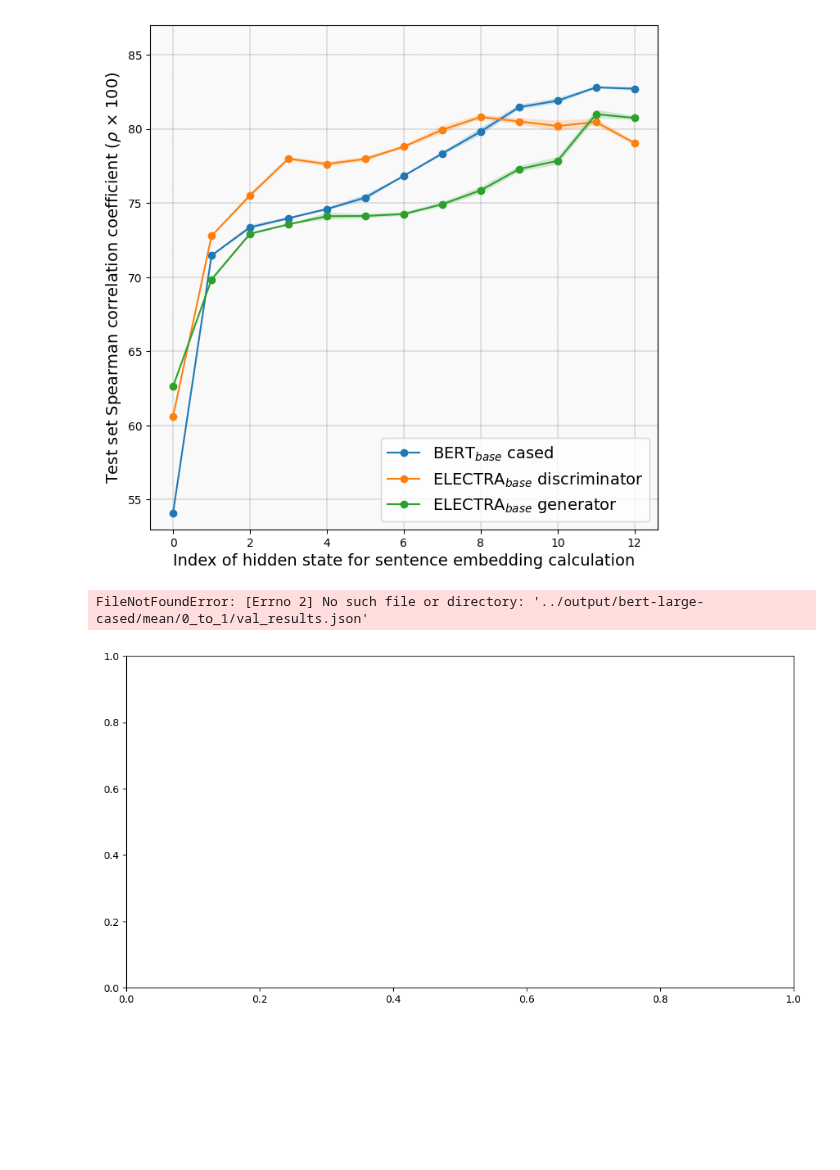
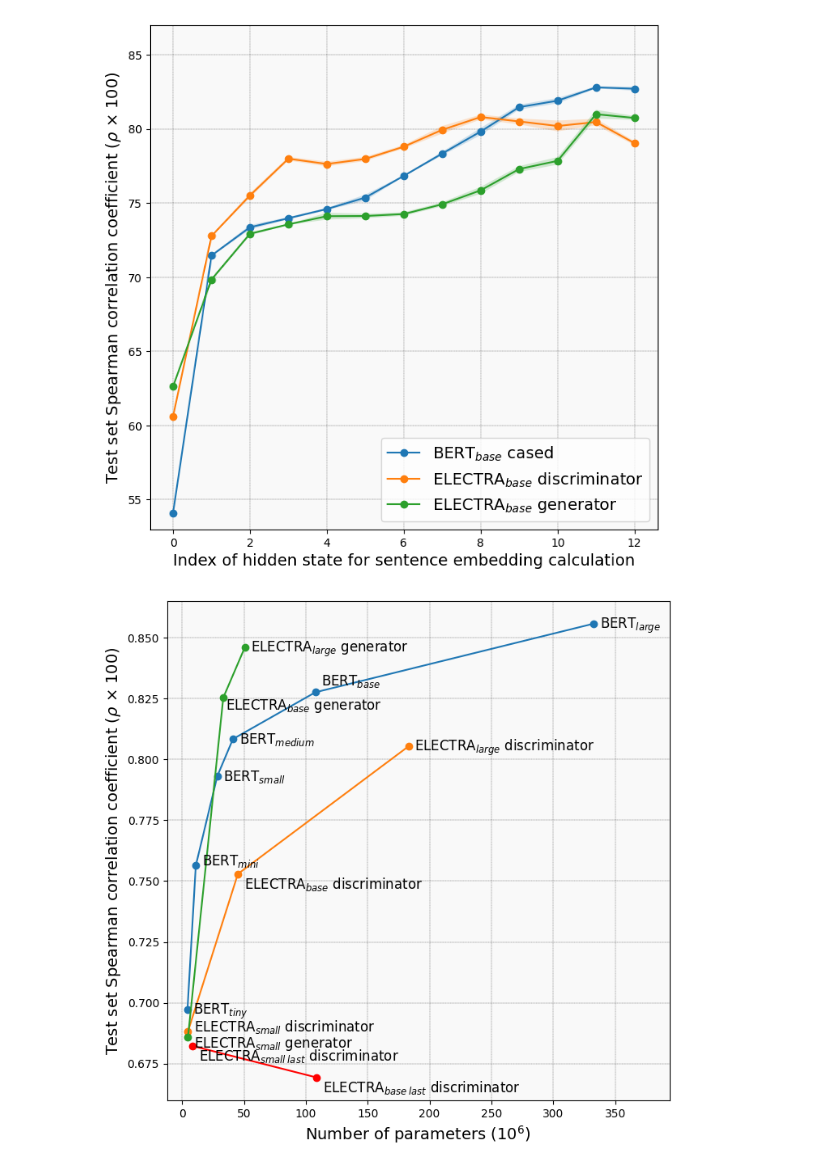
Before and after one commit to ir2718/similarity-embedding-quality, a Jupyter notebook: notebooks/plots.ipynb, the cells around one changed output. Saved outputs shown, nothing was run; the diff lists cells and outputs as text; code cells hidden in the pictures; blank space fills up the shorter version.

Commit message:
redo some plots

```diff
--- a/notebooks/plots.ipynb
+++ b/notebooks/plots.ipynb
@@ -124,27 +124,32 @@ for i in range(len(names)):
 [figure]
 [figure]
 # %%
+from transformers import AutoModel
+from tqdm import tqdm
+import torch
+
 models = [
     [
-        ("bert-base-cased", 13, "BERT$_{base}$"),
+        ("bert-base-cased", 13, "BERT$_{base}$", (0, 0.005)),
         ("bert-large-cased", 25, "BERT$_{large}$"),
         ("google-bert_uncased_L-8_H-512_A-8", 9, "BERT$_{medium}$"),
         ("google-bert_uncased_L-4_H-512_A-8", 5,"BERT$_{small}$"),
         ("google-bert_uncased_L-2_H-128_A-2", 3,"BERT$_{tiny}$"),
-        ("google-bert_uncased_L-4_H-256_A-4", 5,"BERT$_{mini}$"),
+        ("google-bert_uncased_L-4_H-256_A-4", 5,"BERT$_{mini}$",  (0, 0.002)),
     ],
     [
-        ("google-electra-small-discriminator", 7, "ELECTRA$_{small}$ discriminator"),
-        ("google-electra-base-discriminator", 13, "ELECTRA$_{base}$ discriminator"),
+        ("google-electra-small-discriminator", 7, "ELECTRA$_{small}$ discriminator", (0, 0.002)),
+        ("google-electra-base-discriminator", 13, "ELECTRA$_{base}$ discriminator", (0, -0.004)),
         ("google-electra-large-discriminator", 25, "ELECTRA$_{large}$ discriminator"),
     ],
     [
-        ("google-electra-small-generator", 7, "ELECTRA$_{small}$ generator"),
-        ("google-electra-base-generator", 13, "ELECTRA$_{base}$ generator"),
+        ("google-electra-small-generator", 7, "ELECTRA$_{small}$ generator", (0, -0.002)),
+        ("google-electra-base-generator", 13, "ELECTRA$_{base}$ generator",  (-3, -0.003)),
         ("google-electra-large-generator", 25, "ELECTRA$_{large}$ generator"),
 
     ]
 ]
+
 
 def count_params(model, i):
     x = torch.tensor(0.)
@@ -152,45 +157,76 @@ def count_params(model, i):
         x += torch.prod(torch.tensor(p.shape))
     if i > 0:
         for p in model.encoder.layer[:i].parameters():
             x += torch.prod(torch.tensor(p.shape))
     return x/10**6
 
-plt.figure(figsize=(12, 6))
+#all_scores_params = []
+plt.figure(figsize=(8, 8))
+ax = plt.gca()
 for f in models:
-    spearman, parameters = [], []
+    val_spearman, spearman, parameters = [], [], []
+
+    if "discriminator" in m[0]:
+        disc_spearman, disc_params = [], []
+
     for m in tqdm(f):
-        means, val_means = [], []
+        val_means, means = [], []
         name = m[0] if "google" not in m[0] else m[0].replace("google-", "google/")
         model = AutoModel.from_pretrained(name)
         for i in range(m[1]):
             params = count_params(model, i)
-
             res = json.load(open(f"../output/{m[0]}/mean/{i}_to_{i+1}/test_results.json"))
             means.append([res["mean_cosine_spearman_test"], params])
-
             res = json.load(open(f"../output/{m[0]}/mean/{i}_to_{i+1}/val_results.json"))
             val_means.append(res["mean_cosine_spearman_val"])
+
+        if "discriminator" in m[0] and "large" not in m[0]:
+            x, y = means[-1]
+            disc_spearman.append(x)
+            disc_params.append(y)
+            split_idx = m[2].rfind('}')
+            plt.annotate(m[2][:split_idx] + "\: last" + m[2][split_idx:], (y+5, x-0.006), fontsize=12)
 
         indices = np.argsort(val_means)
         means = np.array(means)[indices]
         x, y = means[::-1, :][0]
+        #all_scores_params.append([x, y])
         spearman.append(x)
         parameters.append(y)
-        plt.annotate(m[2], (y+5, x-0.002))
+        x_delta, y_delta = m[3] if len(m) == 4 else (0, 0)
+        plt.annotate(m[2], (y+5+x_delta, x-0.002+y_delta), fontsize=12)
 
     means_ = np.array([spearman, parameters]).T
     means_.sort(axis=0)
 
+    if "discriminator" in m[0]:
+        plt.plot(disc_params,disc_spearman, "-o", c="r")
+
     plt.plot(means_[:,1], means_[:,0], "-o")
-    plt.xlim([plt.xlim()[0], plt.xlim()[1]+10])
-    #plt.ylim([plt.ylim()[0]-0.007, plt.ylim()[1]])
-    plt.xlabel("Number of parameters ($10^6$)", fontsize=12)
-    plt.ylabel("Test set Spearman correlation coefficient ($\\rho$ $\\times$ 100)", fontsize=12)
-
-ax = plt.gca()
+    plt.xlim([plt.xlim()[0], plt.xlim()[1]+15])
+    plt.xlabel("Number of parameters ($10^6$)", fontsize=14)
+    plt.ylabel("Test set Spearman correlation coefficient ($\\rho$ $\\times$ 100)", fontsize=14)
 ax.set_facecolor("#F9F9F9")
 ax.grid(color='black', linestyle='--', linewidth=0.2)
-plt.show()
+
+
+def pareto_front(points):
+    mask = np.ones(len(points), dtype=bool)
+    for i, (x, y) in enumerate(points):
+        for j, (x_other, y_other) in enumerate(points):
+            if i != j:
+                if x_other <= x and y_other >= y:
+                    mask[i] = False
+                    break
+    return mask
+
+#all_scores_params = np.array(all_scores_params)
+#all_scores_params[:,[0,1]] = all_scores_params[:,[1,0]]
+#pareto = all_scores_params[pareto_front(all_scores_params)].tolist()
+#pareto = np.array(sorted(pareto, key=lambda x: (x[0], x[1])))
+#plt.plot(pareto[:,0], pareto[:, 1], "-o", color="r", alpha=0.55, linewidth=3, zorder=0)
+
+
+plt.savefig("./plots/pareto.png", format="png", bbox_inches="tight")
 # %% [output]
-FileNotFoundError: [Errno 2] No such file or directory: '../output/bert-large-cased/mean/0_to_1/val_results.json'
-[figure, old version]
+[figure, new version]
```
Also changed, not shown: 4 other files.
